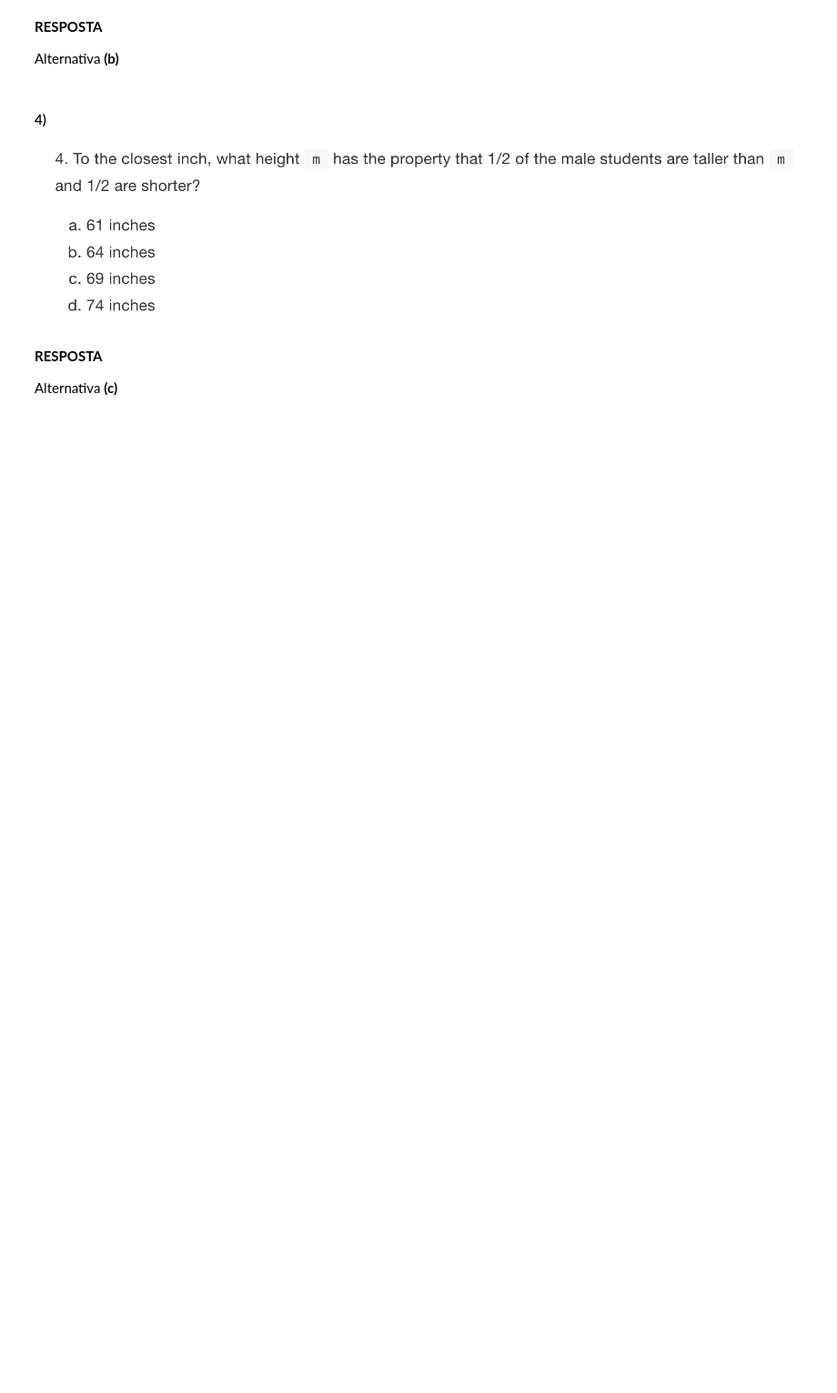
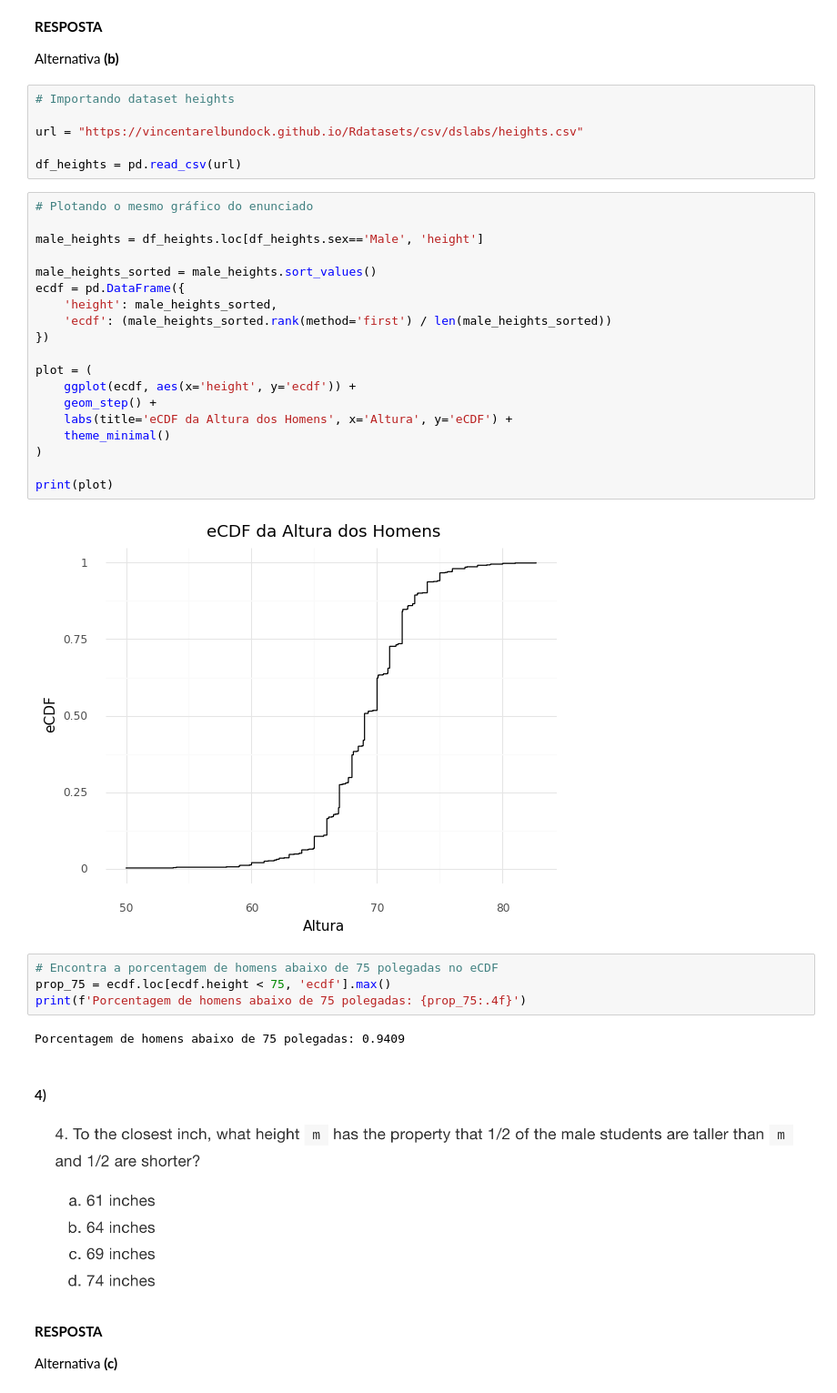
Before and after one commit to pdcos/analise_visual_ciencia_de_dados, a Jupyter notebook: participacao_5/solutions_5.ipynb, the cells around one changed output. Shown at 91% size. Cells and saved outputs as stored; diff of their text form; blank space fills up the shorter version.

```diff
--- a/participacao_5/solutions_5.ipynb
+++ b/participacao_5/solutions_5.ipynb
@@ -185,6 +171,39 @@ A alternativa correta é a **(b)**
 **RESPOSTA**
 
 Alternativa **(b)**
+# %%
+# Importando dataset heights
+
+url = "https://vincentarelbundock.github.io/Rdatasets/csv/dslabs/heights.csv"
+
+df_heights = pd.read_csv(url)
+# %%
+# Plotando o mesmo gráfico do enunciado
+
+male_heights = df_heights.loc[df_heights.sex=='Male', 'height']
+
+male_heights_sorted = male_heights.sort_values()
+ecdf = pd.DataFrame({
+    'height': male_heights_sorted,
+    'ecdf': (male_heights_sorted.rank(method='first') / len(male_heights_sorted))
+})
+
+plot = (
+    ggplot(ecdf, aes(x='height', y='ecdf')) +
+    geom_step() +
+    labs(title='eCDF da Altura dos Homens', x='Altura', y='eCDF') +
+    theme_minimal()
+)
+
+print(plot)
+# %% [output]
+[figure, added]
+# %%
+# Encontra a porcentagem de homens abaixo de 75 polegadas no eCDF
+prop_75 = ecdf.loc[ecdf.height < 75, 'ecdf'].max()
+print(f'Porcentagem de homens abaixo de 75 polegadas: {prop_75:.4f}')
+# %% [output]
+Porcentagem de homens abaixo de 75 polegadas: 0.9409
 # %% [markdown]
 #### 4)
 
```
Also changed, not shown: parts of 17 cells of this notebook.
